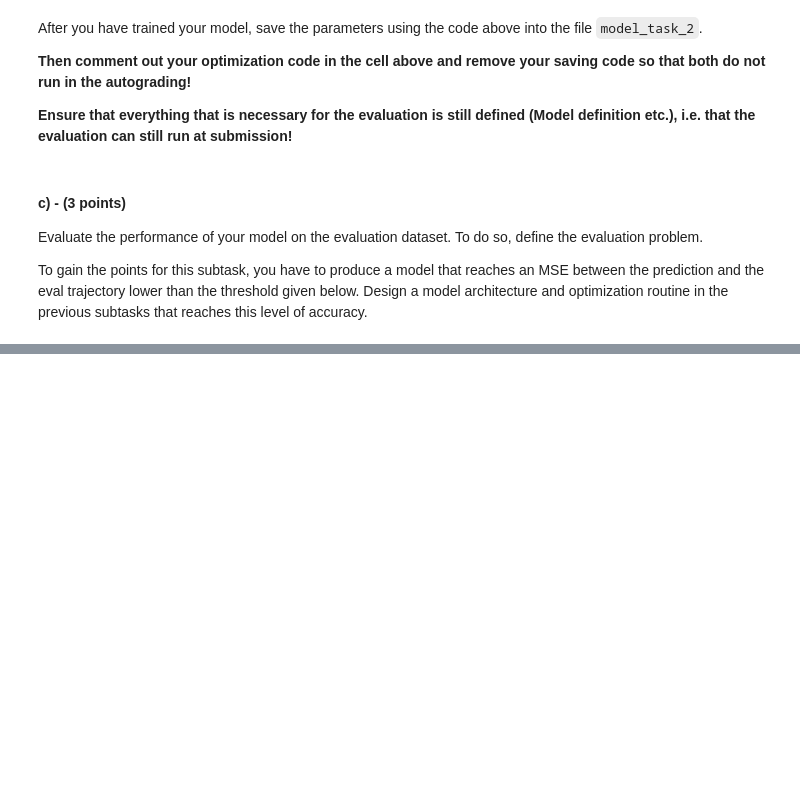
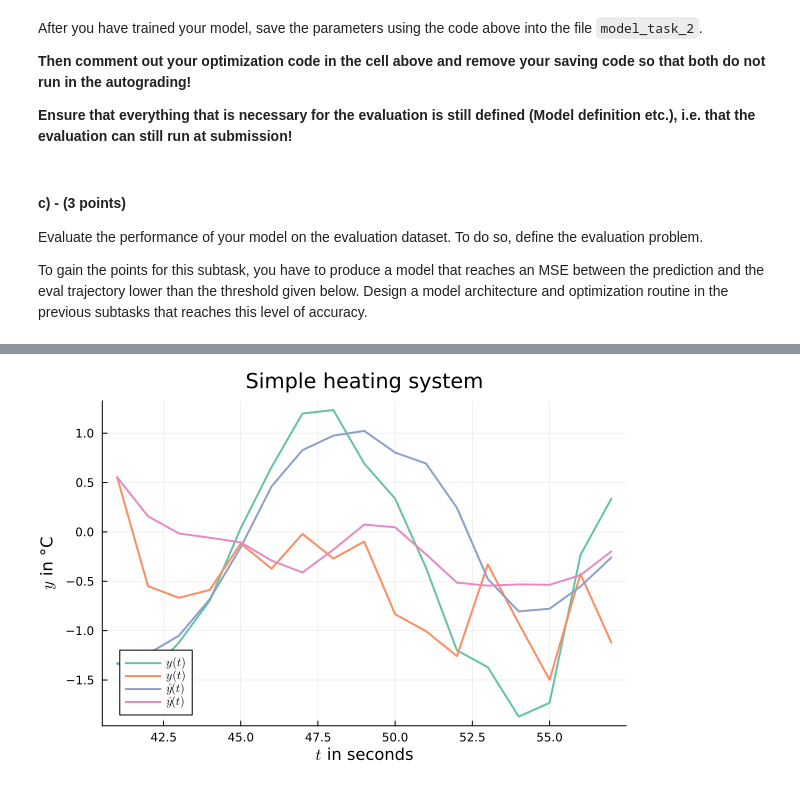
Before and after one commit to tobiaslotz/DS4DS, a Jupyter notebook: exercises/Ex11/ds4ds_ex11.ipynb, the cells around one changed output, grey strips where cells are left out. Saved outputs shown, nothing was run; the diff lists cells and outputs as text; code cells hidden in the pictures; blank space fills up the shorter version.

```diff
--- a/exercises/Ex11/ds4ds_ex11.ipynb
+++ b/exercises/Ex11/ds4ds_ex11.ipynb
@@ -332,7 +380,14 @@ Implement the function below to normalize each output separately. Use `StatsBase
 function normalize_columnwise(data)
 
     #--- YOUR CODE STARTS HERE ---#
-
+    #dt = StatsBase.fit(ZScoreTransform, data, dims=2)
+    #normalized_data = StatsBase.transform(dt, data)
+    normalized_data = similar(data)
+    for i in 1:size(data, 2)
+        column = data[:, i]
+        dt =  StatsBase.fit(ZScoreTransform, column)
+        normalized_data[:, i] = StatsBase.transform(dt, column)
+    end
     #--- YOUR CODE ENDS HERE ---#
 
     return normalized_data
@@ -458,5 +568,6 @@ plot!(p, tsteps_training, prediction_training, label=L"\hat{y}", lw =2)
 # %%
-prediction_eval, prediction_error_eval = evaluate_result(student_w, y_eval, tsteps_eval)
 eval_plot = Plots.plot(tsteps_eval, y_eval, label=L"$y(t)$", title="Simple heating system", xlabel=L"$t$ in seconds", ylabel=L"$y$ in °C", legend=:bottomleft,lw=2, palette = :Set2_5)
 Plots.plot!(eval_plot, tsteps_eval, prediction_eval, label=L"$\hat{y}(t)$", lw =2)
 display(eval_plot)
+# %% [output]
+[figure, added]
```
Also changed, not shown: parts of 20 cells of this notebook, 4 other files.
